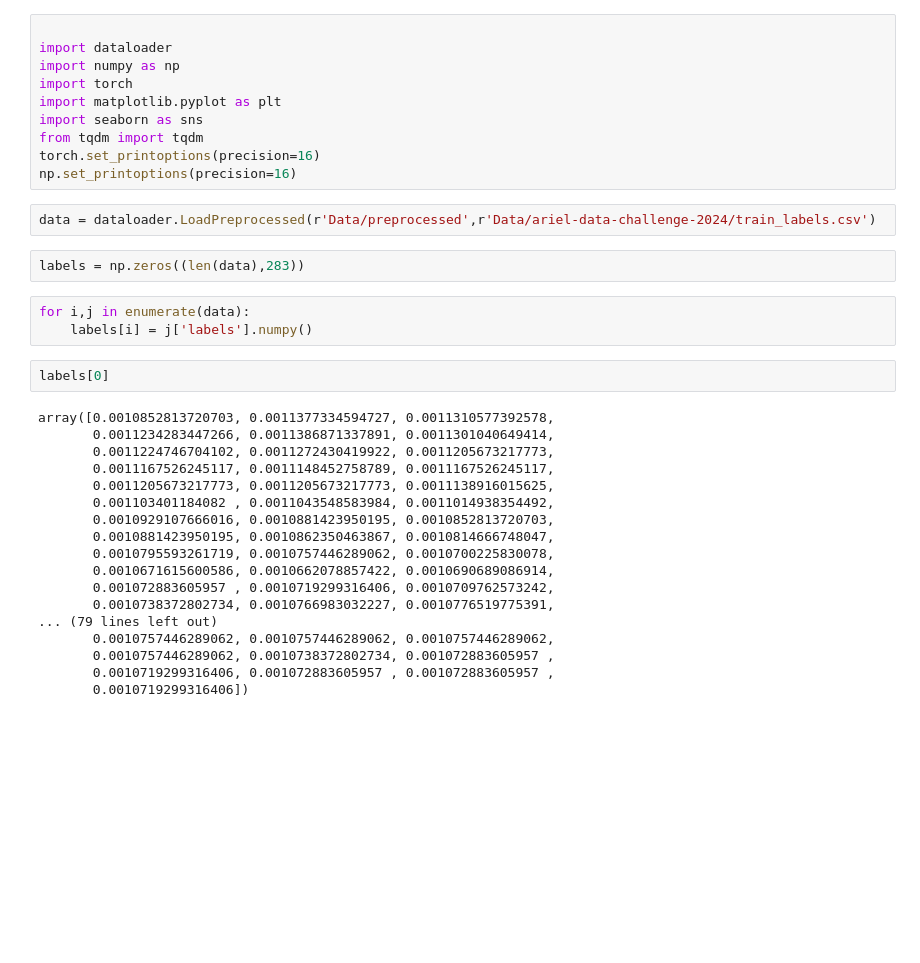
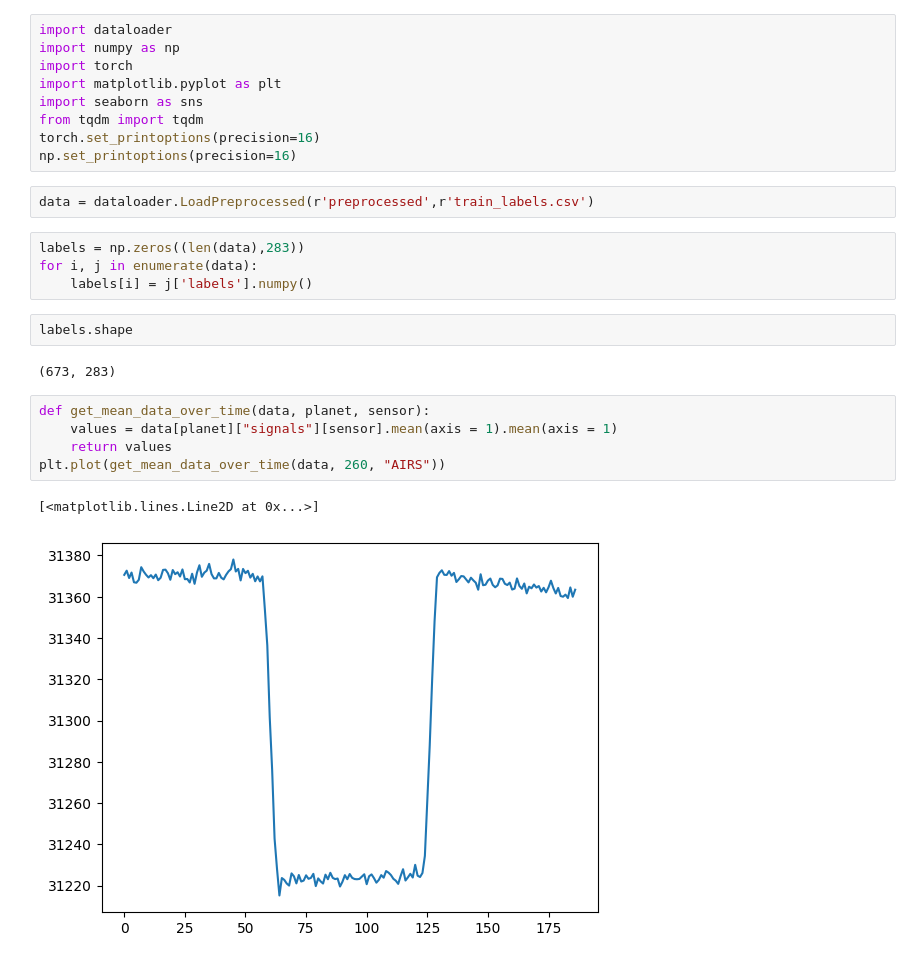
Before and after one commit to DreadTheNaught/Ariel-Data-Challenge-2024, a Jupyter notebook: tester.ipynb, the cells around one changed output. Drawn from its saved outputs; the diff is of its cells as text; blank space fills up the shorter version.

```diff
--- a/tester.ipynb
+++ b/tester.ipynb
@@ -1,5 +1,4 @@
 # %%
-
 import dataloader
 import numpy as np
 import torch
@@ -9,29 +8,20 @@ from tqdm import tqdm
 torch.set_printoptions(precision=16)
 np.set_printoptions(precision=16)
 # %%
-data = dataloader.LoadPreprocessed(r'Data/preprocessed',r'Data/ariel-data-challenge-2024/train_labels.csv')
+data = dataloader.LoadPreprocessed(r'preprocessed',r'train_labels.csv')
 # %%
 labels = np.zeros((len(data),283))
+for i, j in enumerate(data):
+    labels[i] = j['labels'].numpy()
-# %%
-for i,j in enumerate(data):
-    labels[i] = j['labels'].numpy()
 # %%
-labels[0]
+labels.shape
 # %% [output]
-array([0.0010852813720703, 0.0011377334594727, 0.0011310577392578,
-       0.0011234283447266, 0.0011386871337891, 0.0011301040649414,
-       0.0011224746704102, 0.0011272430419922, 0.0011205673217773,
-       0.0011167526245117, 0.0011148452758789, 0.0011167526245117,
-       0.0011205673217773, 0.0011205673217773, 0.0011138916015625,
-       0.001103401184082 , 0.0011043548583984, 0.0011014938354492,
-       0.0010929107666016, 0.0010881423950195, 0.0010852813720703,
-       0.0010881423950195, 0.0010862350463867, 0.0010814666748047,
-       0.0010795593261719, 0.0010757446289062, 0.0010700225830078,
-       0.0010671615600586, 0.0010662078857422, 0.0010690689086914,
-       0.001072883605957 , 0.0010719299316406, 0.0010709762573242,
-       0.0010738372802734, 0.0010766983032227, 0.0010776519775391,
-... (79 lines left out)
-       0.0010757446289062, 0.0010757446289062, 0.0010757446289062,
-       0.0010757446289062, 0.0010738372802734, 0.001072883605957 ,
-       0.0010719299316406, 0.001072883605957 , 0.001072883605957 ,
-       0.0010719299316406])
+(673, 283)
+# %%
+def get_mean_data_over_time(data, planet, sensor):
+    values = data[planet]["signals"][sensor].mean(axis = 1).mean(axis = 1)
+    return values
+plt.plot(get_mean_data_over_time(data, 260, "AIRS"))
+# %% [output]
+[<matplotlib.lines.Line2D at 0x...>]
+[figure, added]
```
Also changed, not shown: 3 other files.
